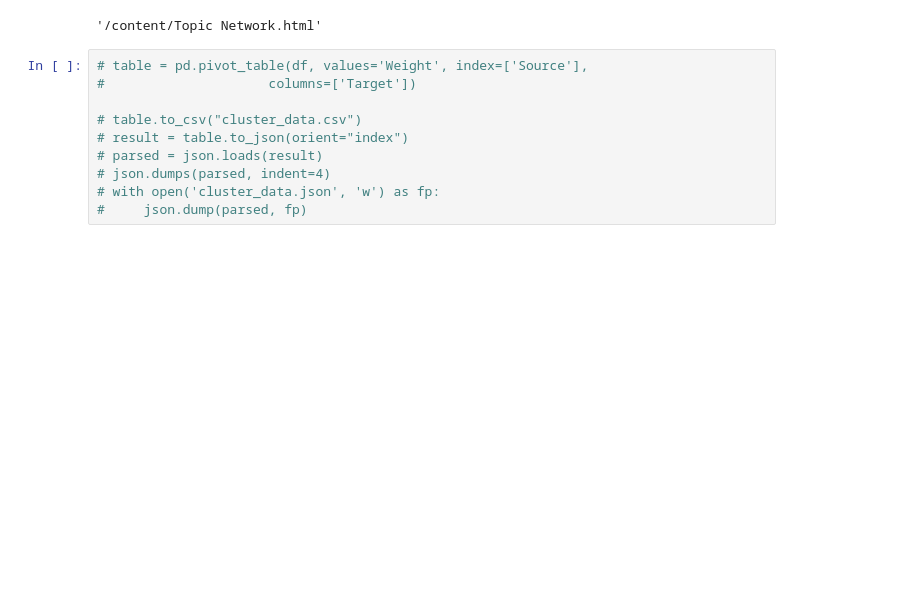
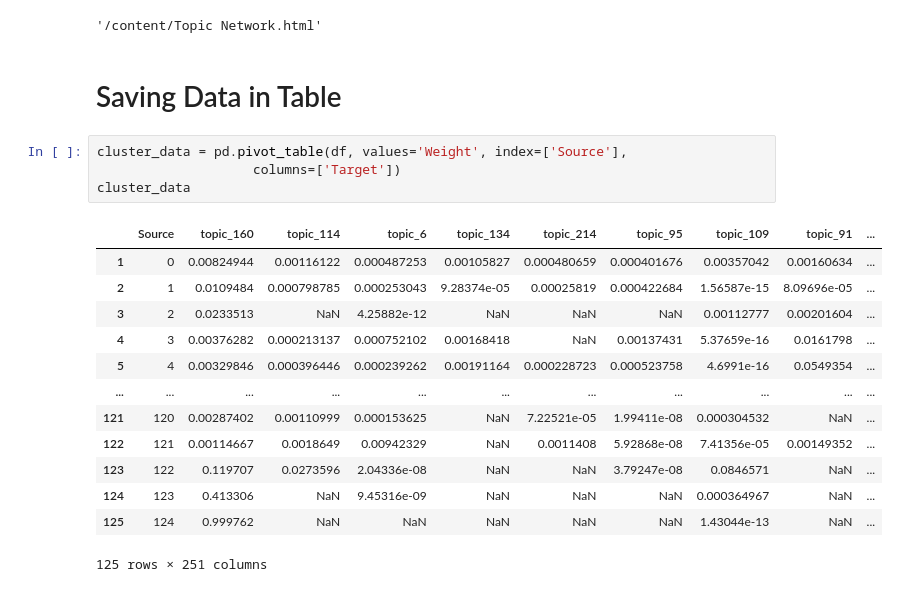
Before and after one commit to shoaib6174/MultiWOZ-Clustering, a Jupyter notebook: Multi_WOZ_Clustering.ipynb, the cells around one changed output. Drawn from its saved outputs; the diff is of its cells as text; blank space fills up the shorter version.

```diff
--- a/Multi_WOZ_Clustering.ipynb
+++ b/Multi_WOZ_Clustering.ipynb
@@ -542,13 +542,23 @@ save(plot, filename=f"{title}.html")
 [interactive output not drawn]
 [interactive output not drawn]
 '/content/Topic Network.html'
-# %%
-# table = pd.pivot_table(df, values='Weight', index=['Source'],
-#                     columns=['Target'])
-
-# table.to_csv("cluster_data.csv")
-# result = table.to_json(orient="index")
-# parsed = json.loads(result)
-# json.dumps(parsed, indent=4)
-# with open('cluster_data.json', 'w') as fp:
-#     json.dump(parsed, fp)
+# %% [markdown]
+# Saving Data in Table
+# %%
+cluster_data = pd.pivot_table(df, values='Weight', index=['Source'],
+                    columns=['Target'])
+cluster_data
+# %% [output]
+|  | Source | topic_160 | topic_114 | topic_6 | topic_134 | topic_214 | topic_95 | topic_109 | topic_91 | ... |
+| 1 | 0 | 0.00824944 | 0.00116122 | 0.000487253 | 0.00105827 | 0.000480659 | 0.000401676 | 0.00357042 | 0.00160634 | ... |
+| 2 | 1 | 0.0109484 | 0.000798785 | 0.000253043 | 9.28374e-05 | 0.00025819 | 0.000422684 | 1.56587e-15 | 8.09696e-05 | ... |
+| 3 | 2 | 0.0233513 | NaN | 4.25882e-12 | NaN | NaN | NaN | 0.00112777 | 0.00201604 | ... |
+| 4 | 3 | 0.00376282 | 0.000213137 | 0.000752102 | 0.00168418 | NaN | 0.00137431 | 5.37659e-16 | 0.0161798 | ... |
+| 5 | 4 | 0.00329846 | 0.000396446 | 0.000239262 | 0.00191164 | 0.000228723 | 0.000523758 | 4.6991e-16 | 0.0549354 | ... |
+| ... | ... | ... | ... | ... | ... | ... | ... | ... | ... | ... |
+| 121 | 120 | 0.00287402 | 0.00110999 | 0.000153625 | NaN | 7.22521e-05 | 1.99411e-08 | 0.000304532 | NaN | ... |
+| 122 | 121 | 0.00114667 | 0.0018649 | 0.00942329 | NaN | 0.0011408 | 5.92868e-08 | 7.41356e-05 | 0.00149352 | ... |
+| 123 | 122 | 0.119707 | 0.0273596 | 2.04336e-08 | NaN | NaN | 3.79247e-08 | 0.0846571 | NaN | ... |
+| 124 | 123 | 0.413306 | NaN | 9.45316e-09 | NaN | NaN | NaN | 0.000364967 | NaN | ... |
+| 125 | 124 | 0.999762 | NaN | NaN | NaN | NaN | NaN | 1.43044e-13 | NaN | ... |
+125 rows × 251 columns
```
Also changed, not shown: parts of 2 cells of this notebook.
